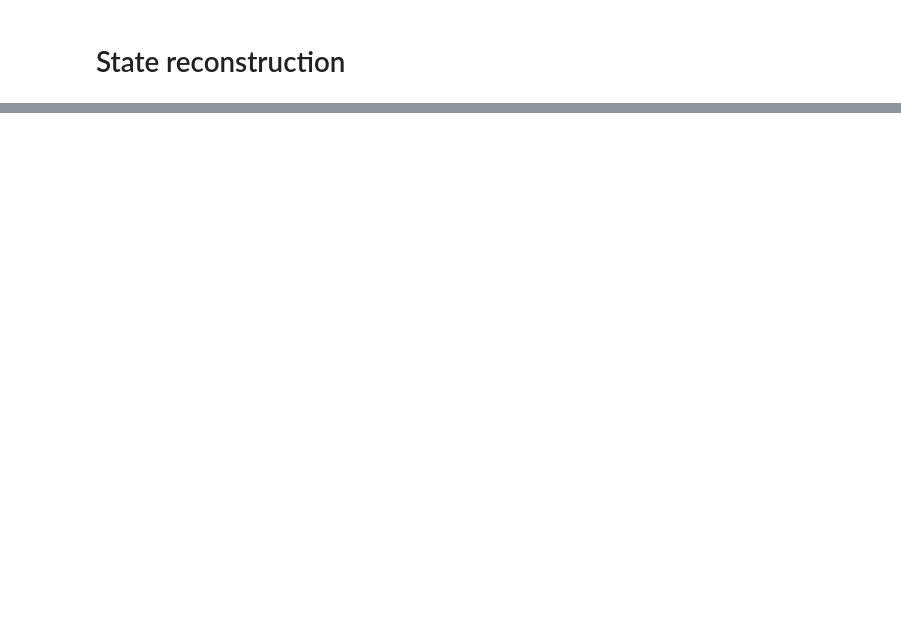
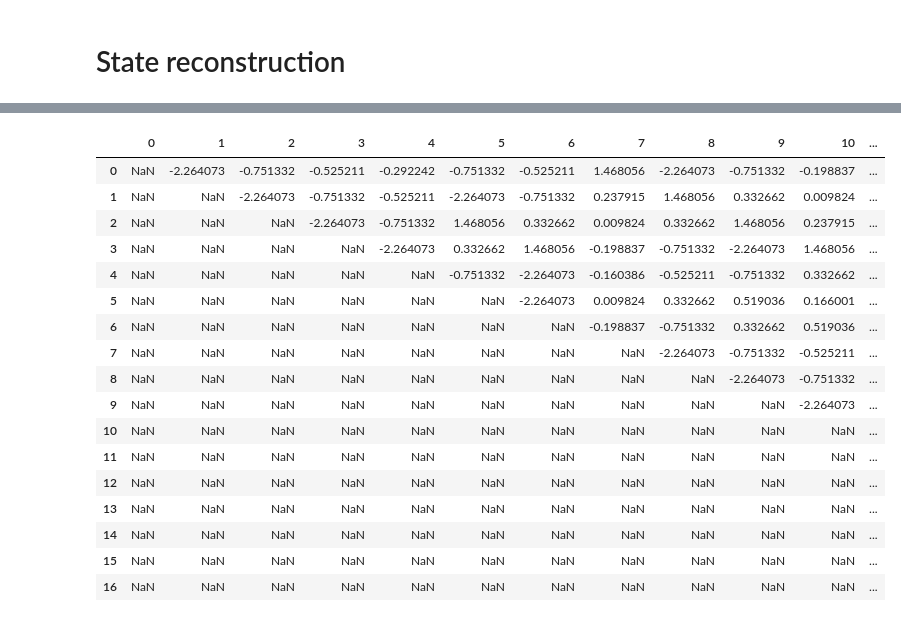
Before and after one commit to maurice-debray/spin_reconstruction, a Jupyter notebook: simulation.ipynb, the cells around one changed output, grey strips where cells are left out. Drawn from its saved outputs; the diff is of its cells as text; code cells hidden in the pictures; blank space fills up the shorter version.

```diff
--- a/simulation.ipynb
+++ b/simulation.ipynb
@@ -222,0 +333,22 @@ def compute_sites(couplings, lattice_size, site_nb, tolerance):
+# %%
+
+pd.DataFrame(couplings(cell_sites))
+# %% [output]
+|  | 0 | 1 | 2 | 3 | 4 | 5 | 6 | 7 | 8 | 9 | 10 | ... |
+| 0 | NaN | -2.264073 | -0.751332 | -0.525211 | -0.292242 | -0.751332 | -0.525211 | 1.468056 | -2.264073 | -0.751332 | -0.198837 | ... |
+| 1 | NaN | NaN | -2.264073 | -0.751332 | -0.525211 | -2.264073 | -0.751332 | 0.237915 | 1.468056 | 0.332662 | 0.009824 | ... |
+| 2 | NaN | NaN | NaN | -2.264073 | -0.751332 | 1.468056 | 0.332662 | 0.009824 | 0.332662 | 1.468056 | 0.237915 | ... |
+| 3 | NaN | NaN | NaN | NaN | -2.264073 | 0.332662 | 1.468056 | -0.198837 | -0.751332 | -2.264073 | 1.468056 | ... |
+| 4 | NaN | NaN | NaN | NaN | NaN | -0.751332 | -2.264073 | -0.160386 | -0.525211 | -0.751332 | 0.332662 | ... |
+| 5 | NaN | NaN | NaN | NaN | NaN | NaN | -2.264073 | 0.009824 | 0.332662 | 0.519036 | 0.166001 | ... |
+| 6 | NaN | NaN | NaN | NaN | NaN | NaN | NaN | -0.198837 | -0.751332 | 0.332662 | 0.519036 | ... |
+| 7 | NaN | NaN | NaN | NaN | NaN | NaN | NaN | NaN | -2.264073 | -0.751332 | -0.525211 | ... |
+| 8 | NaN | NaN | NaN | NaN | NaN | NaN | NaN | NaN | NaN | -2.264073 | -0.751332 | ... |
+| 9 | NaN | NaN | NaN | NaN | NaN | NaN | NaN | NaN | NaN | NaN | -2.264073 | ... |
+| 10 | NaN | NaN | NaN | NaN | NaN | NaN | NaN | NaN | NaN | NaN | NaN | ... |
+| 11 | NaN | NaN | NaN | NaN | NaN | NaN | NaN | NaN | NaN | NaN | NaN | ... |
+| 12 | NaN | NaN | NaN | NaN | NaN | NaN | NaN | NaN | NaN | NaN | NaN | ... |
+| 13 | NaN | NaN | NaN | NaN | NaN | NaN | NaN | NaN | NaN | NaN | NaN | ... |
+| 14 | NaN | NaN | NaN | NaN | NaN | NaN | NaN | NaN | NaN | NaN | NaN | ... |
+| 15 | NaN | NaN | NaN | NaN | NaN | NaN | NaN | NaN | NaN | NaN | NaN | ... |
+| 16 | NaN | NaN | NaN | NaN | NaN | NaN | NaN | NaN | NaN | NaN | NaN | ... |
```
Also changed, not shown: parts of 17 cells of this notebook.
